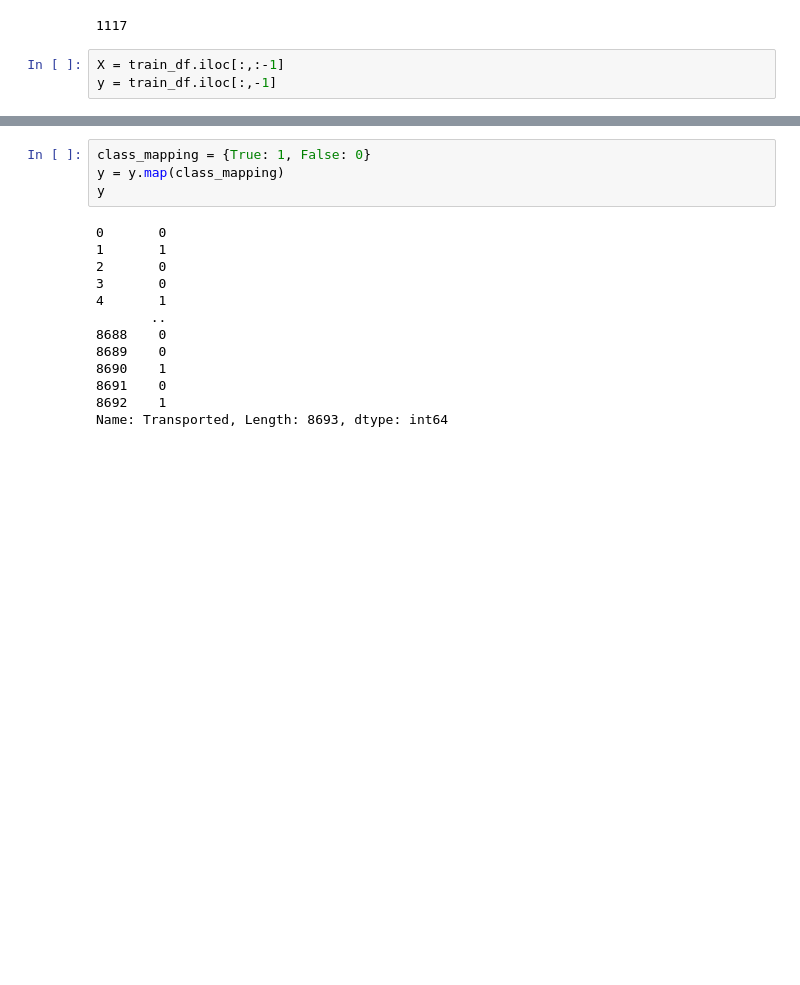
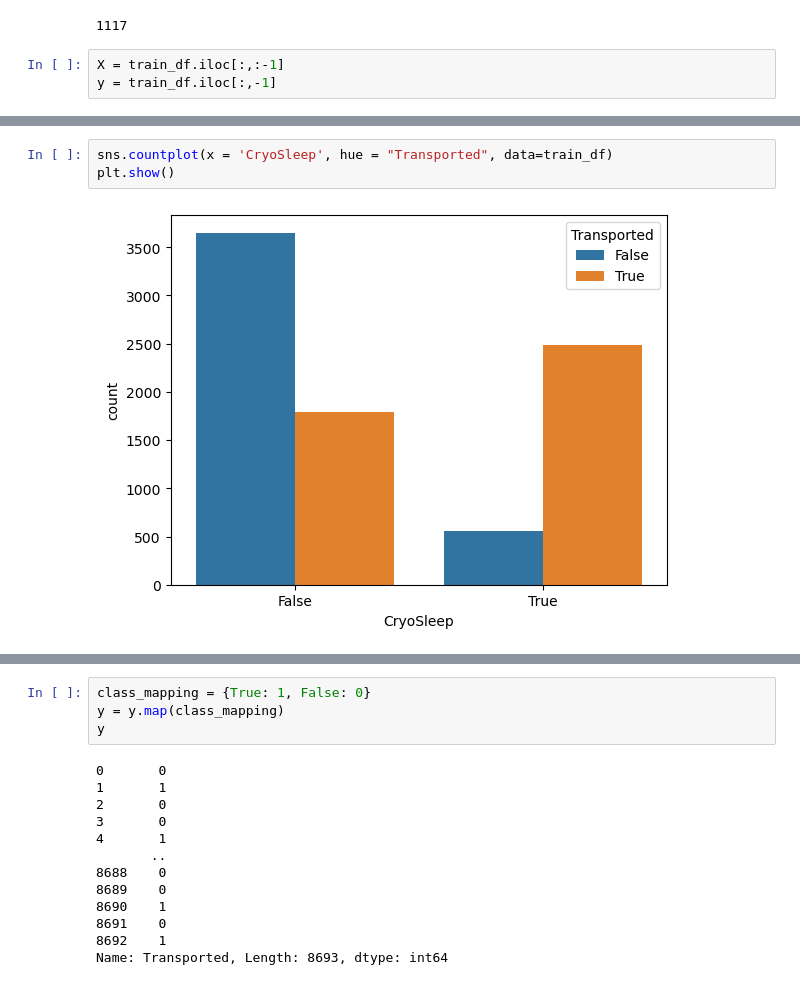
Before and after one commit to kenta-afk/Practice-ML, a Jupyter notebook: titanic model/titanic.ipynb, the cells around one changed output, grey strips where cells are left out. Drawn from its saved outputs; the diff is of its cells as text; blank space fills up the shorter version.

```diff
--- a/titanic model/titanic.ipynb
+++ b/titanic model/titanic.ipynb
@@ -41,0 +52,5 @@ y = train_df.iloc[:,-1]
+# %%
+sns.countplot(x = 'CryoSleep', hue = "Transported", data=train_df)
+plt.show()
+# %% [output]
+[figure, added]
```
Also changed, not shown: parts of 19 cells of this notebook.
